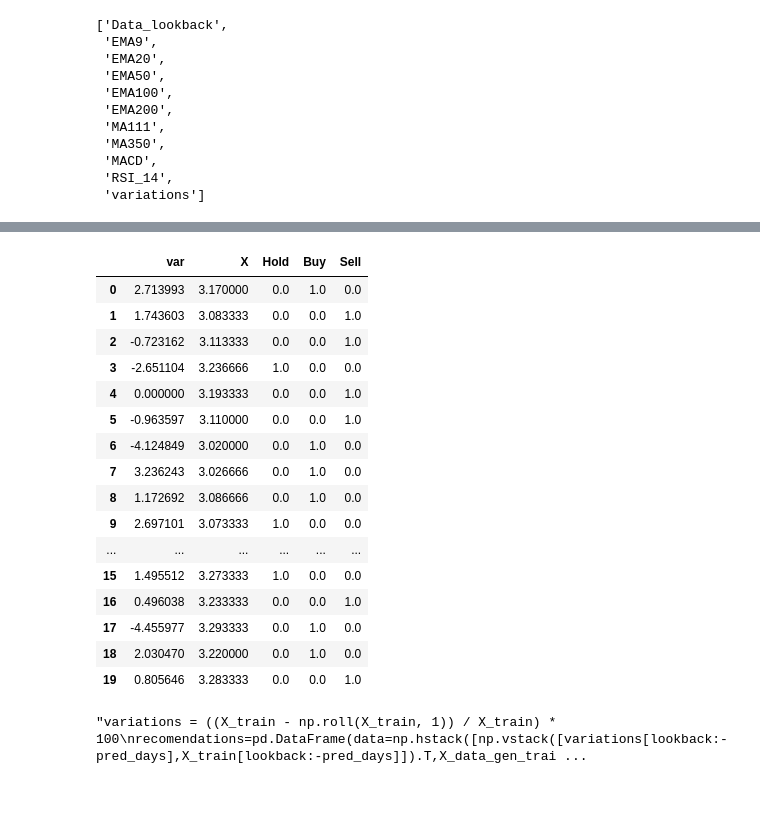
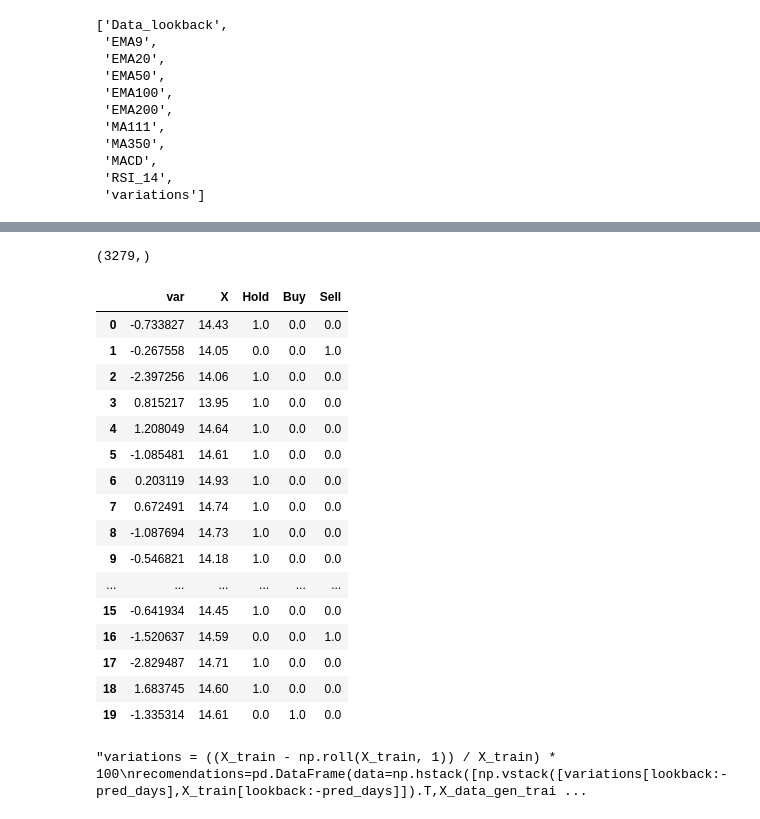
Before and after one commit to brunoodutra/Time_Series_Forecast, a Jupyter notebook: acoes/stock_classification.ipynb, the cells around one changed output, grey strips where cells are left out. Saved outputs shown, nothing was run; the diff lists cells and outputs as text; code cells hidden in the pictures.

```diff
--- a/acoes/stock_classification.ipynb
+++ b/acoes/stock_classification.ipynb
@@ -435,7 +425,7 @@ class FeaturesDataGenerator(Sequence):
         if self.data_augmentation == True:
             smote = SMOTE(sampling_strategy='auto', random_state=42)
 
-            #self.features, self.y_classification = smote.fit_resample(self.features, self.y_classification)
+            self.features, self.y_classification = smote.fit_resample(self.features[:], self.y_classification[:])
 
             #self.InputData, self.y_classification = smote.fit_resample(self.InputData[self.lookback:].reshape(-1,1), self.y_classification)
             #self.y_classification = self.comput_outputs(self.InputData)
@@ -686,7 +676,7 @@ class FeaturesDataGenerator(Sequence):
         return np.squeeze(diff_window[:-days_lookback][self.lookback-days_lookback:])
         #return np.squeeze(diff_window[:-self.lookback])
 
-    def comput_outputs(self, close_prices, days_lookback=1, positive_threshold=0.5, negative_threshold=-0.5):
+    def comput_outputs(self, close_prices, days_lookback=1, positive_threshold=2, negative_threshold=-2):
         """
         Computes variation, classifies it into buy, sell, or hold categories, and creates y_classification array.
 
@@ -929,26 +919,31 @@ array([[ 2.71399271],
+# %%
+X_data_gen_train.y_classification.shape
+X_data_gen_train.features[:,0].shape
+# %% [output]
+(3279,)
 # %%
-aux_data=np.hstack([X_data_gen_train.variations.reshape(-1,1),X_data_gen_train.features[:,0].reshape(-1,1),X_data_gen_train.y_classification])
+aux_data=np.hstack([X_data_gen_test.variations.reshape(-1,1),X_data_gen_test.features[:,0].reshape(-1,1),X_data_gen_test.y_classification])
 #recomentations_2=pd.DataFrame(data=aux_data,columns=['var','X', 'Hold','Buy','Strong_Buy','Sell','Strong_Sell'])
 recomentations_2=pd.DataFrame(data=aux_data,columns=['var','X', 'Hold','Buy','Sell'])
 recomentations_2.head(20)
 # %% [output]
 |  | var | X | Hold | Buy | Sell |
-| 0 | 2.713993 | 3.170000 | 0.0 | 1.0 | 0.0 |
-| 1 | 1.743603 | 3.083333 | 0.0 | 0.0 | 1.0 |
-| 2 | -0.723162 | 3.113333 | 0.0 | 0.0 | 1.0 |
-| 3 | -2.651104 | 3.236666 | 1.0 | 0.0 | 0.0 |
-| 4 | 0.000000 | 3.193333 | 0.0 | 0.0 | 1.0 |
-| 5 | -0.963597 | 3.110000 | 0.0 | 0.0 | 1.0 |
-| 6 | -4.124849 | 3.020000 | 0.0 | 1.0 | 0.0 |
-| 7 | 3.236243 | 3.026666 | 0.0 | 1.0 | 0.0 |
-| 8 | 1.172692 | 3.086666 | 0.0 | 1.0 | 0.0 |
-| 9 | 2.697101 | 3.073333 | 1.0 | 0.0 | 0.0 |
+| 0 | -0.733827 | 14.43 | 1.0 | 0.0 | 0.0 |
+| 1 | -0.267558 | 14.05 | 0.0 | 0.0 | 1.0 |
+| 2 | -2.397256 | 14.06 | 1.0 | 0.0 | 0.0 |
+| 3 | 0.815217 | 13.95 | 1.0 | 0.0 | 0.0 |
+| 4 | 1.208049 | 14.64 | 1.0 | 0.0 | 0.0 |
+| 5 | -1.085481 | 14.61 | 1.0 | 0.0 | 0.0 |
+| 6 | 0.203119 | 14.93 | 1.0 | 0.0 | 0.0 |
+| 7 | 0.672491 | 14.74 | 1.0 | 0.0 | 0.0 |
+| 8 | -1.087694 | 14.73 | 1.0 | 0.0 | 0.0 |
+| 9 | -0.546821 | 14.18 | 1.0 | 0.0 | 0.0 |
 | ... | ... | ... | ... | ... | ... |
-| 15 | 1.495512 | 3.273333 | 1.0 | 0.0 | 0.0 |
-| 16 | 0.496038 | 3.233333 | 0.0 | 0.0 | 1.0 |
-| 17 | -4.455977 | 3.293333 | 0.0 | 1.0 | 0.0 |
-| 18 | 2.030470 | 3.220000 | 0.0 | 1.0 | 0.0 |
-| 19 | 0.805646 | 3.283333 | 0.0 | 0.0 | 1.0 |
+| 15 | -0.641934 | 14.45 | 1.0 | 0.0 | 0.0 |
+| 16 | -1.520637 | 14.59 | 0.0 | 0.0 | 1.0 |
+| 17 | -2.829487 | 14.71 | 1.0 | 0.0 | 0.0 |
+| 18 | 1.683745 | 14.60 | 1.0 | 0.0 | 0.0 |
+| 19 | -1.335314 | 14.61 | 0.0 | 1.0 | 0.0 |
 # %%
 #recomentations_2=pd.DataFrame(data=np.hstack([np.roll(X_data_gen_train.variations.reshape(-1,1),1)[lookback:],X_data_gen_train.features[:,lookback-1].reshape(-1,1),X_data_gen_train.y_classification]),columns=['var','X', 'Hold','Buy','Sell'])
 #recomentations_2.head(10)
```
Also changed, not shown: parts of 29 cells of this notebook.
